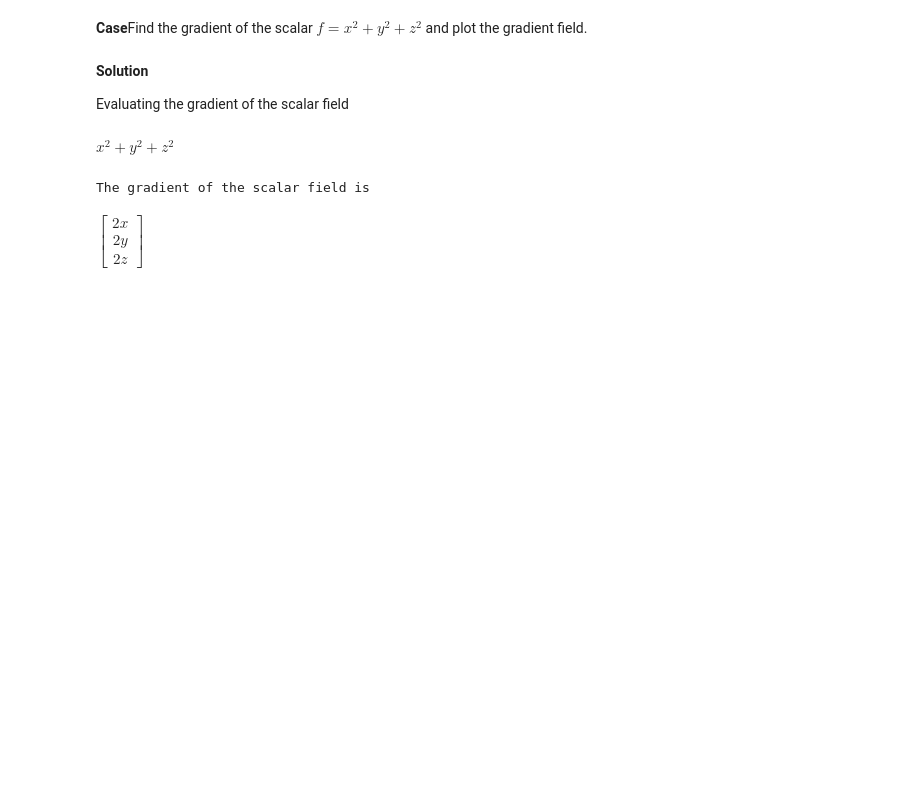
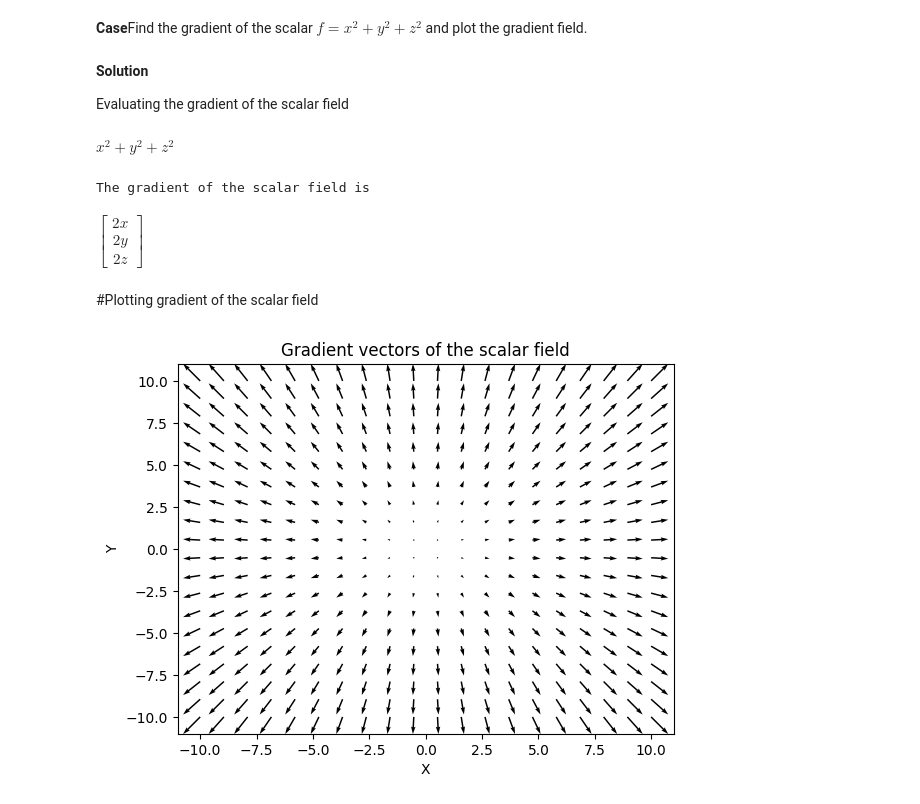
Before and after one commit to vasudev006/S2Codebase, a Jupyter notebook: EXPERIMENT_NO_3.ipynb, the cells around one changed output. Cells and saved outputs as stored; diff of their text form; code cells hidden in the pictures; blank space fills up the shorter version.

```diff
--- a/EXPERIMENT_NO_3.ipynb
+++ b/EXPERIMENT_NO_3.ipynb
@@ -29,3 +29,36 @@ gradient
 # %% [output]
 The gradient of the scalar field is
 $\displaystyle \left[\begin{matrix}2 x\\2 y\\2 z\end{matrix}\right]$
+# %% [markdown]
+#Plotting gradient of the scalar field
+# %%
+import numpy as np
+import matplotlib.pyplot as plt
+
+#Define a grid of points where you wnt to evaluate the gradient
+x_vals=np.linspace(-10,10,20)
+y_vals=np.linspace(-10,10,20)
+z_val=0 #For 2d visualisation in the z=0 plane
+
+X,Y =np.meshgrid(x_vals,y_vals)
+
+#Initialise arrays to store gradient components
+U=np.zeros_like(X,dtype=float)
+V=np.zeros_like(X,dtype=float)
+
+#Evaluate the gradient at each point
+for i in range(X.shape[0]):
+  for j in range(X.shape[1]):
+    grad_evaluated=gradient.subs({x:X[i,j],y:Y[i,j],z:z_val})
+    U[i,j]=float(grad_evaluated[0])
+    V[i,j]=float(grad_evaluated[1])
+
+#Plot the gradient vectors using matplotlib
+fig,ax=plt.subplots()
+ax.quiver(X,Y,U,V)
+ax.set_xlabel('X')
+ax.set_ylabel('Y')
+ax.set_title('Gradient vectors of the scalar field')
+plt.show()
+# %% [output]
+[figure, added]
```
